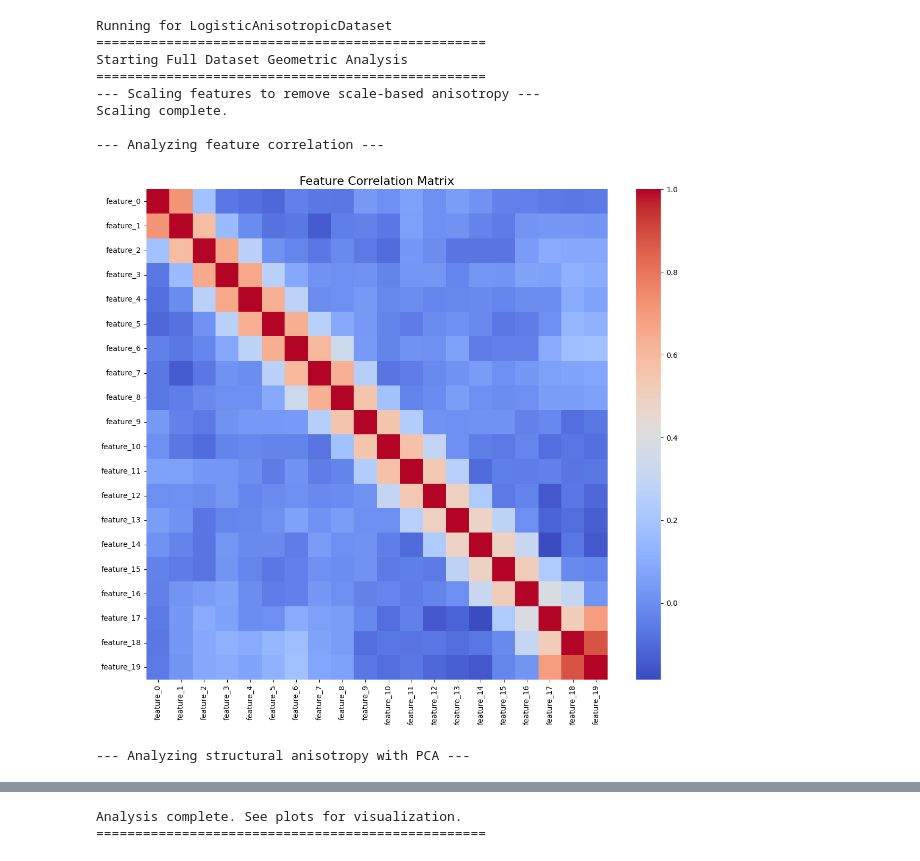
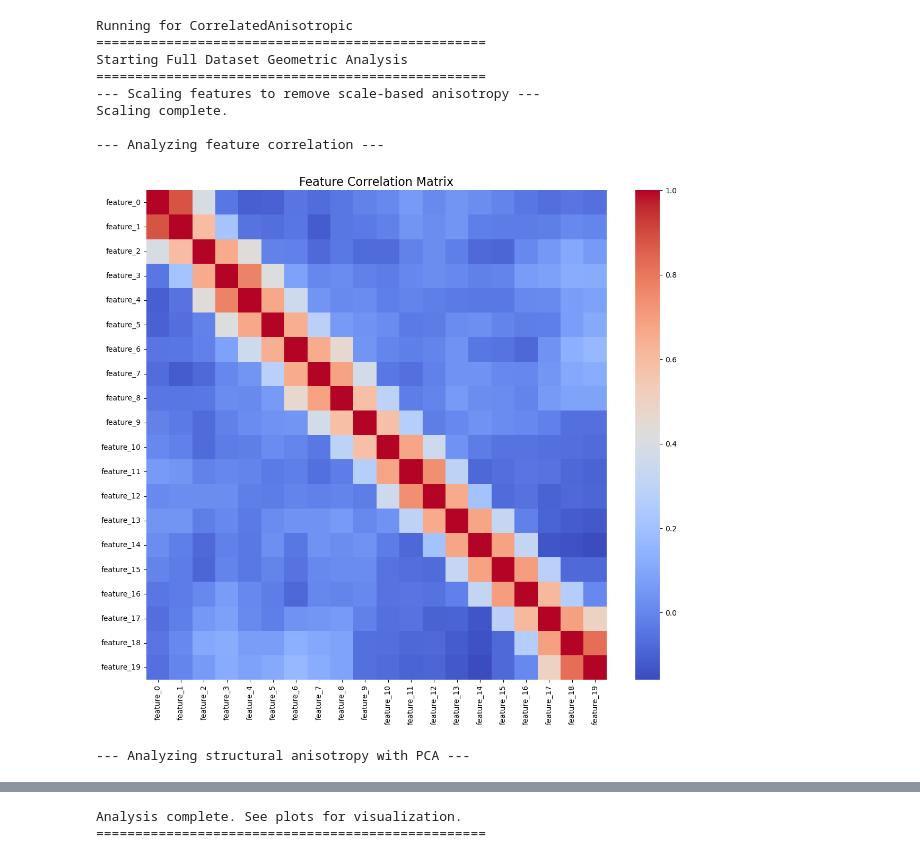
Before and after one commit to tnmtvv/AdaGram, a Jupyter notebook: notebooks/data_exploration.ipynb, the cells around one changed output, grey strips where cells are left out. Saved outputs shown, nothing was run; the diff lists cells and outputs as text; code cells hidden in the pictures.

```diff
--- a/notebooks/data_exploration.ipynb
+++ b/notebooks/data_exploration.ipynb
@@ -11,7 +11,7 @@ from sklearn.datasets import fetch_openml
 import libcontext
 
 
-from  src.utils.dataset import AustralianCreditDataset, HeartDataset, MNISTDataWrapper, SpliceDataset, IsotropicDataset, AnisotropicDataset, CorrelatedAnisotropicDataset, LogisticAnisotropicDataset
+from src.utils.Dataset import AustralianCreditDataset, HeartDataset, MNISTDataWrapper, SpliceDataset, IsotropicDataset, AnisotropicDataset, CorrelatedAnisotropicDataset
 
 
 
@@ -83,35 +83,35 @@ class DatasetAnalyzer:
 
 # --- Main Execution ---
 if __name__ == "__main__":
     # 1. Create an instance of your data loade
     # loaders = {"AU": AustralianCreditDataset(), "Heart": HeartDataset(), "Splice": SpliceDataset()}
     n_samples = 300
     in_dim = 20
     out_dim = 2
     test_size = 0.2
     seed = 10
 
     loaders = {
-        "LogisticAnisotropicDataset": LogisticAnisotropicDataset(n_samples=n_samples, in_dim=in_dim, out_dim=out_dim, seed=seed,),
+        # "LogisticAnisotropicDataset": LogisticAnisotropicDataset(n_samples=n_samples, in_dim=in_dim, out_dim=out_dim, seed=seed,),
         # "Anisotropic": AnisotropicDataset(n_samples=n_samples, in_dim=in_dim, out_dim=out_dim, seed=seed,),
-        # "CorrelatedAnisotropic": CorrelatedAnisotropicDataset(n_samples=n_samples,in_dim=in_dim,out_dim=out_dim,seed=seed,)
+        "CorrelatedAnisotropic": CorrelatedAnisotropicDataset(n_samples=n_samples,in_dim=in_dim,out_dim=out_dim,seed=seed,)
         }
 
     for loader_name in loaders.keys():
         # 2. Pass it to the analyzer
         analyzer = DatasetAnalyzer(loaders[loader_name])
 
         print(f"Running for {loader_name}")
         # 3. Run the full analysis
         analyzer.run_full_analysis()
 # %% [output]
-Running for LogisticAnisotropicDataset
+Running for CorrelatedAnisotropic
 ==================================================
 Starting Full Dataset Geometric Analysis
 ==================================================
 --- Scaling features to remove scale-based anisotropy ---
 Scaling complete.
 
 --- Analyzing feature correlation ---
-[figure, old version]
+[figure, new version]
 --- Analyzing structural anisotropy with PCA ---
```
Also changed, not shown: parts of 1 cell of this notebook, 13 other files.
